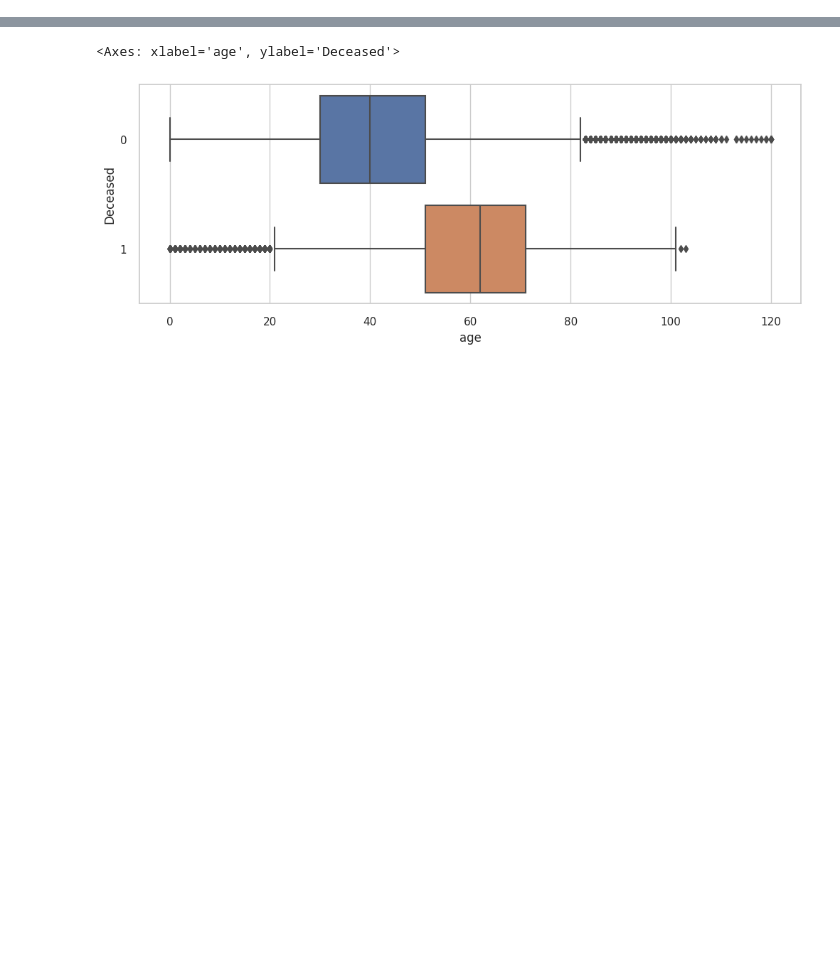
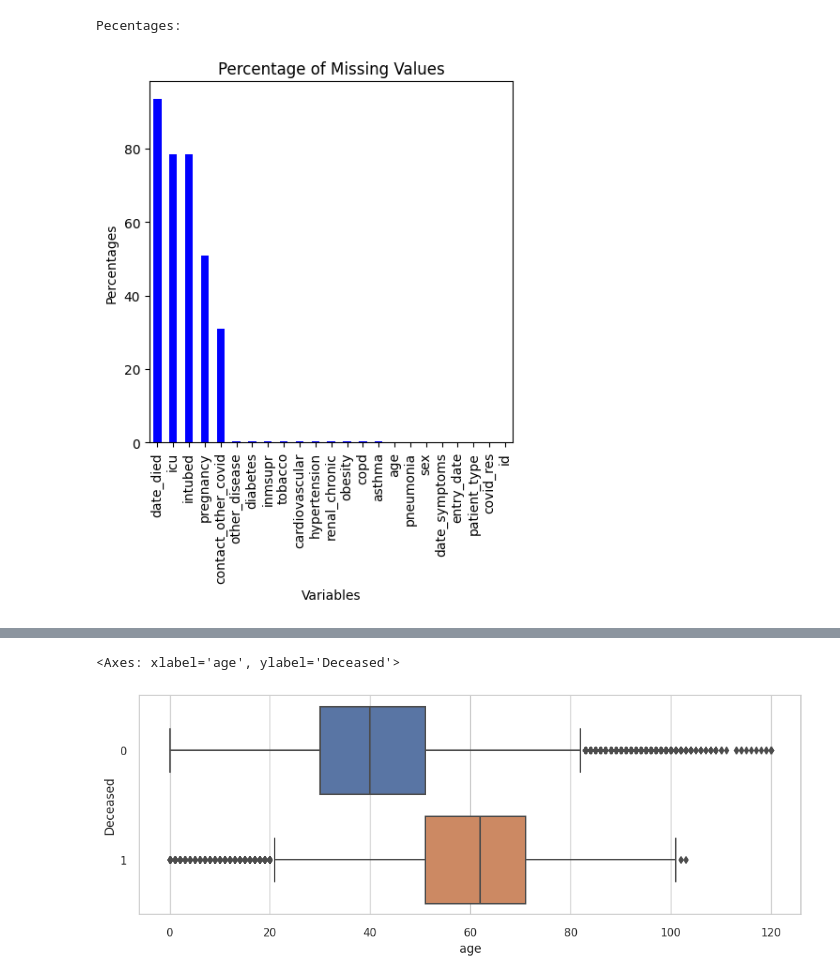
Before and after one commit to adsuman7/ecommerce, a Jupyter notebook: covid19icu.ipynb, the cells around one changed output, grey strips where cells are left out. Cells and saved outputs as stored; diff of their text form; code cells hidden in the pictures; blank space fills up the shorter version.

```diff
--- a/covid19icu.ipynb
+++ b/covid19icu.ipynb
@@ -24,0 +27,13 @@ df.head()
+# %%
+print("Pecentages:\n")
+# print(((df.isin([97, 98, 99, '9999-99-99']).sum()/df.shape[0] * 100).round(3)).sort_values(ascending = False) )
+
+percentages = ((df.isin([97, 98, 99, '9999-99-99']).sum()/df.shape[0] * 100).round(3)).sort_values(ascending = False)
+ax = percentages.plot(kind='bar', color='blue', figsize=(5,5))
+ax.set_xlabel("Variables")
+ax.set_ylabel("Percentages")
+ax.set_title("Percentage of Missing Values")
+plt.show()
+# %% [output]
+Pecentages:
+[figure, added]
```
Also changed, not shown: parts of 4 cells of this notebook.
